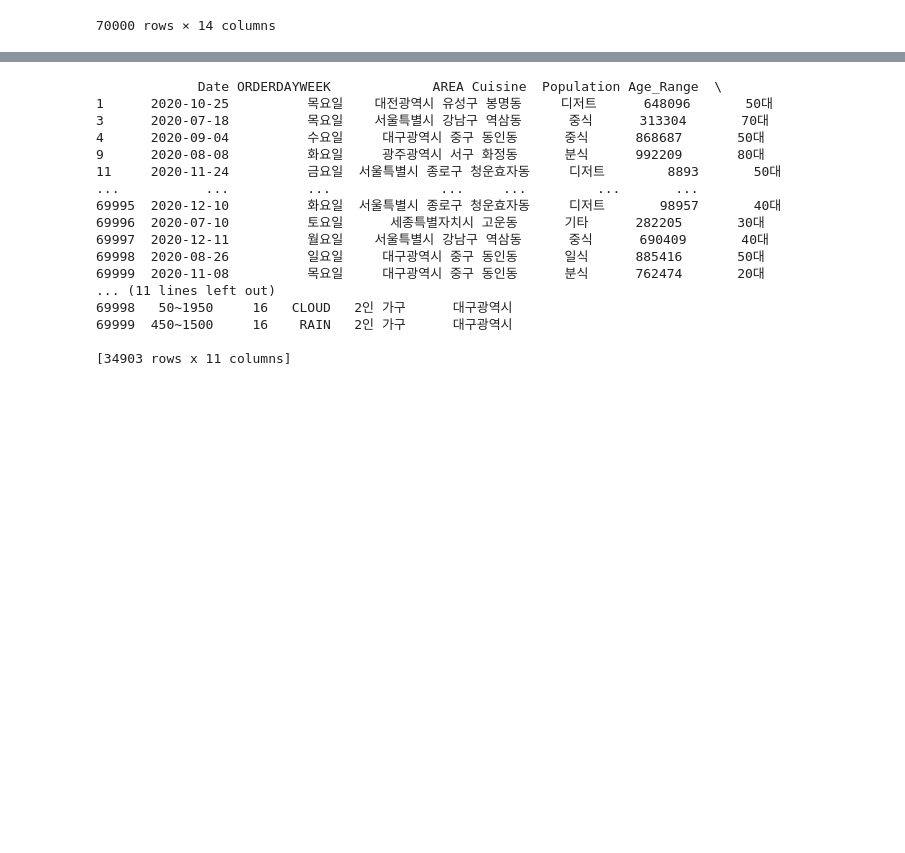
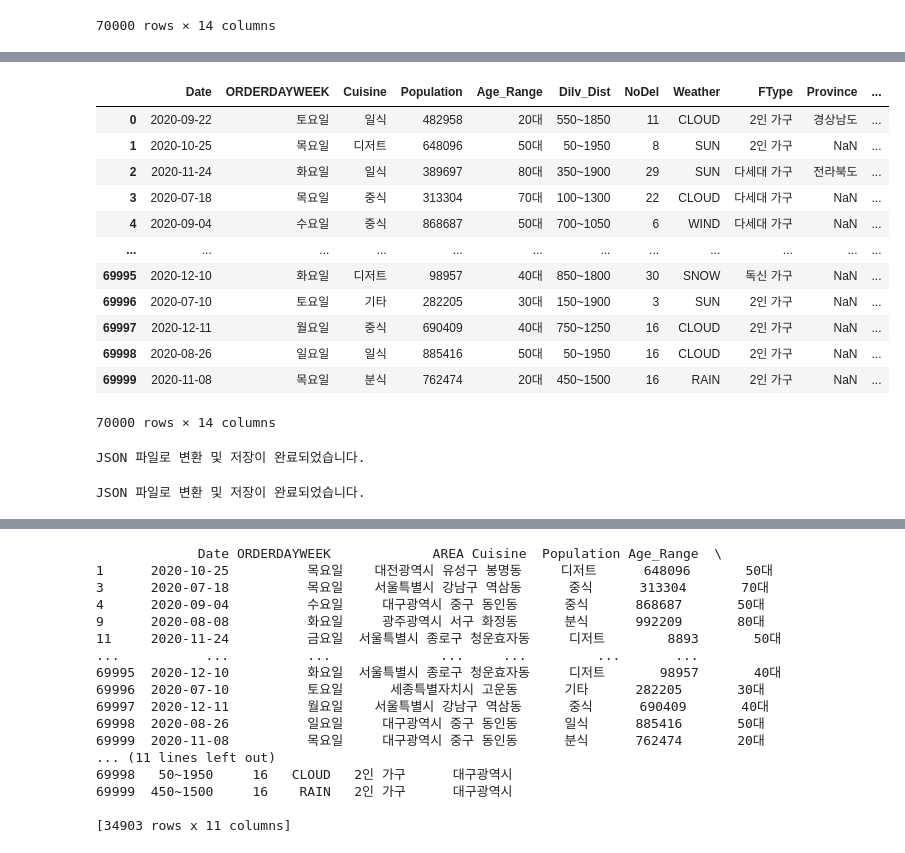
Before and after one commit to jenjenniee/bigdatasys_project, a Jupyter notebook: dataprocessing.ipynb, the cells around one changed output, grey strips where cells are left out. Drawn from its saved outputs; the diff is of its cells as text; code cells hidden in the pictures; blank space fills up the shorter version.

```diff
--- a/dataprocessing.ipynb
+++ b/dataprocessing.ipynb
@@ -70,0 +111,36 @@ df.to_csv('delivery.csv', index=False)
+# %%
+# nested 구조 생성
+df['AREA'] = df.apply(lambda row: {
+    'Province': row['Province'],
+    'City': row['City'],
+    'Neighborhood': row['Neighborhood'],
+    'District': row['District']
+}, axis=1)
+
+
+df
+# %% [output]
+|  | Date | ORDERDAYWEEK | Cuisine | Population | Age_Range | Dilv_Dist | NoDel | Weather | FType | Province | ... |
+| 0 | 2020-09-22 | 토요일 | 일식 | 482958 | 20대 | 550~1850 | 11 | CLOUD | 2인 가구 | 경상남도 | ... |
+| 1 | 2020-10-25 | 목요일 | 디저트 | 648096 | 50대 | 50~1950 | 8 | SUN | 2인 가구 | NaN | ... |
+| 2 | 2020-11-24 | 화요일 | 일식 | 389697 | 80대 | 350~1900 | 29 | SUN | 다세대 가구 | 전라북도 | ... |
+| 3 | 2020-07-18 | 목요일 | 중식 | 313304 | 70대 | 100~1300 | 22 | CLOUD | 다세대 가구 | NaN | ... |
+| 4 | 2020-09-04 | 수요일 | 중식 | 868687 | 50대 | 700~1050 | 6 | WIND | 다세대 가구 | NaN | ... |
+| ... | ... | ... | ... | ... | ... | ... | ... | ... | ... | ... | ... |
+| 69995 | 2020-12-10 | 화요일 | 디저트 | 98957 | 40대 | 850~1800 | 30 | SNOW | 독신 가구 | NaN | ... |
+| 69996 | 2020-07-10 | 토요일 | 기타 | 282205 | 30대 | 150~1900 | 3 | SUN | 2인 가구 | NaN | ... |
+| 69997 | 2020-12-11 | 월요일 | 중식 | 690409 | 40대 | 750~1250 | 16 | CLOUD | 2인 가구 | NaN | ... |
+| 69998 | 2020-08-26 | 일요일 | 일식 | 885416 | 50대 | 50~1950 | 16 | CLOUD | 2인 가구 | NaN | ... |
+| 69999 | 2020-11-08 | 목요일 | 분식 | 762474 | 20대 | 450~1500 | 16 | RAIN | 2인 가구 | NaN | ... |
+70000 rows × 14 columns
+# %%
+# JSON 형식으로 변환
+result_json = df.to_json(orient='records', force_ascii=False)
+
+# JSON 파일로 저장 (예시 경로: 'result.json')
+with open('result.json', 'w', encoding='utf-8') as f:
+    f.write(result_json)
+
+print("JSON 파일로 변환 및 저장이 완료되었습니다.")
+# %% [output]
+JSON 파일로 변환 및 저장이 완료되었습니다.
@@ -70,0 +149,11 @@ df.to_csv('delivery.csv', index=False)
+# %%
+# JSON 형식으로 변환
+result_json = df.to_json(orient='records', force_ascii=False)
+
+# JSON 파일로 저장 (예시 경로: 'result.json')
+with open('result.json', 'w', encoding='utf-8') as f:
+    f.write(result_json)
+
+print("JSON 파일로 변환 및 저장이 완료되었습니다.")
+# %% [output]
+JSON 파일로 변환 및 저장이 완료되었습니다.
```
Also changed, not shown: parts of 13 cells of this notebook.
